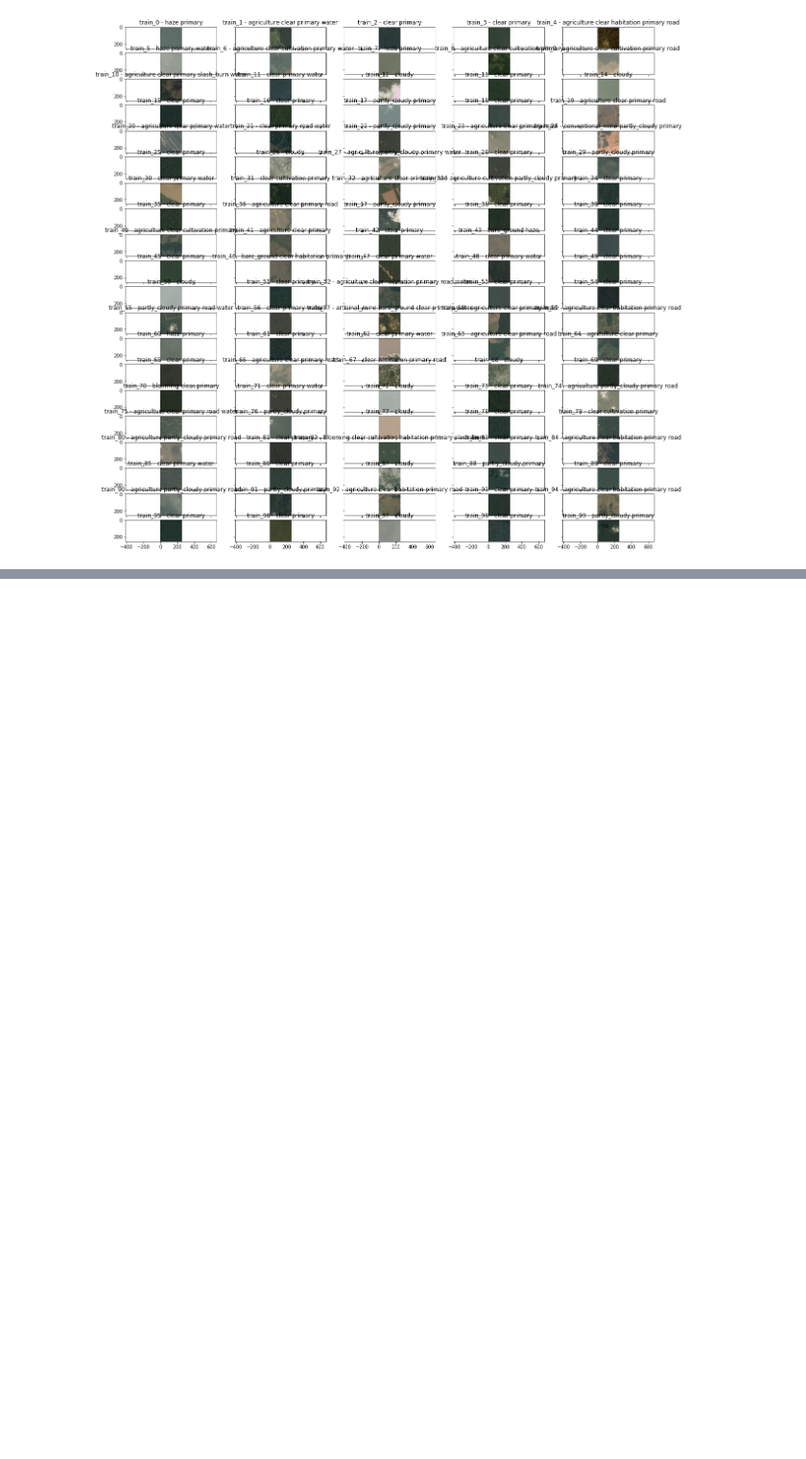
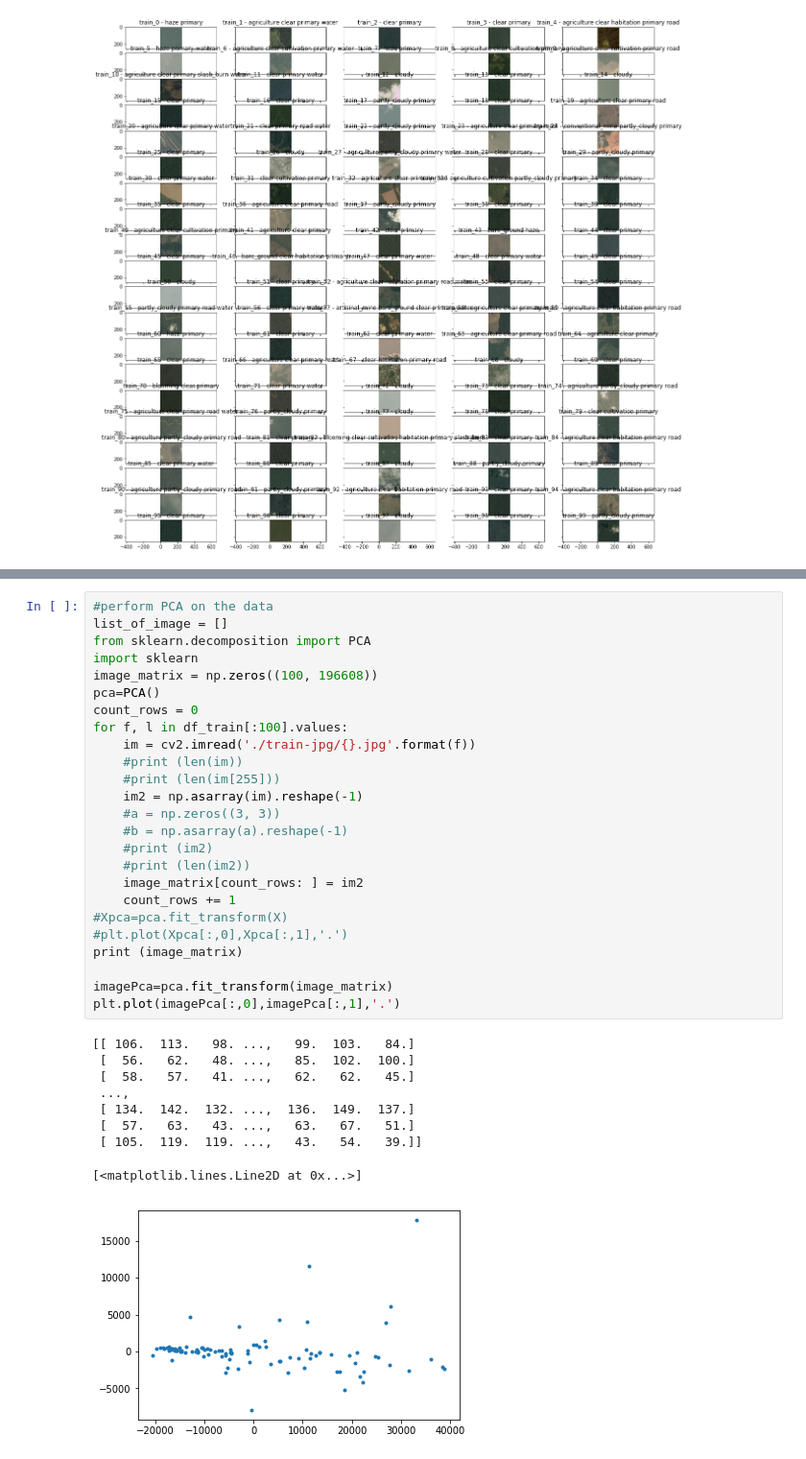
Before and after one commit to SherryJYC/UCB-ImageProject, a Jupyter notebook: imageProject.ipynb, the cells around one changed output, grey strips where cells are left out. Shown: that part at 96% size. Saved outputs shown, nothing was run; the diff lists cells and outputs as text; blank space fills up the shorter version.

Commit message:
try to perform pca in first 1000 data, still have some problem to fixed

```diff
--- a/imageProject.ipynb
+++ b/imageProject.ipynb
@@ -111,3 +90,38 @@ unique_items = np.unique(matrix_train[:, 1])
 print ("The total # of combination of the label:", len(unique_items))
 # %% [output]
 The total # of combination of the label: 449
+# %%
+#perform PCA on the data
+list_of_image = []
+from sklearn.decomposition import PCA
+import sklearn
+image_matrix = np.zeros((100, 196608))
+pca=PCA()
+count_rows = 0
+for f, l in df_train[:100].values:
+    im = cv2.imread('./train-jpg/{}.jpg'.format(f))
+    #print (len(im))
+    #print (len(im[255]))
+    im2 = np.asarray(im).reshape(-1)
+    #a = np.zeros((3, 3))
+    #b = np.asarray(a).reshape(-1)
+    #print (im2)
+    #print (len(im2))
+    image_matrix[count_rows: ] = im2
+    count_rows += 1
+#Xpca=pca.fit_transform(X)
+#plt.plot(Xpca[:,0],Xpca[:,1],'.')
+print (image_matrix)
+
+imagePca=pca.fit_transform(image_matrix)
+plt.plot(imagePca[:,0],imagePca[:,1],'.')
+# %% [output]
+[[ 106.  113.   98. ...,   99.  103.   84.]
+ [  56.   62.   48. ...,   85.  102.  100.]
+ [  58.   57.   41. ...,   62.   62.   45.]
+ ...,
+ [ 134.  142.  132. ...,  136.  149.  137.]
+ [  57.   63.   43. ...,   63.   67.   51.]
+ [ 105.  119.  119. ...,   43.   54.   39.]]
+[<matplotlib.lines.Line2D at 0x...>]
+[figure, added]
```
Also changed, not shown: parts of 8 cells of this notebook.
